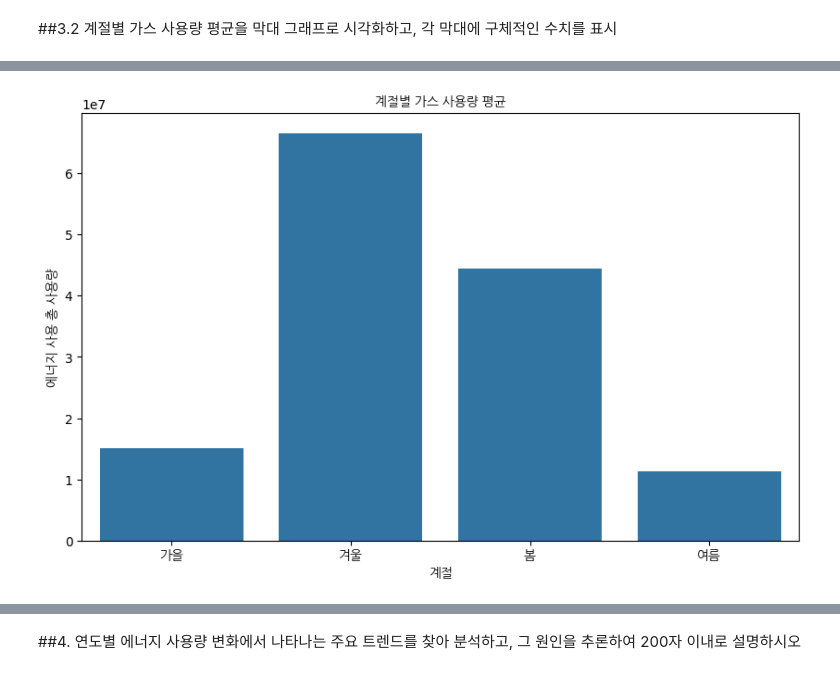
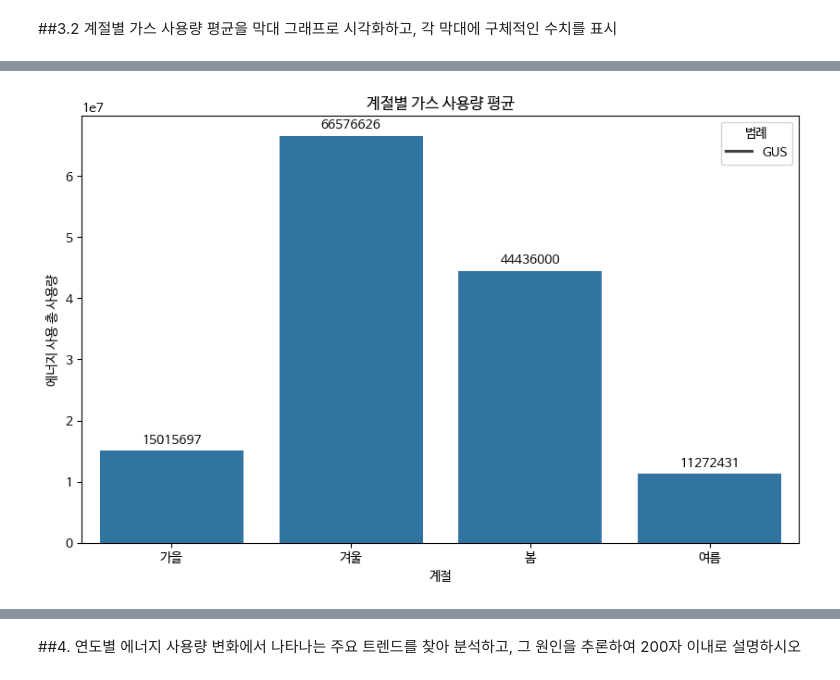
Before and after one commit to geelmens/Data-Analysis-with-Open-Source, a Jupyter notebook: 오픈소스_데이터_분석_4강.ipynb, the cells around one changed output, grey strips where cells are left out. Drawn from its saved outputs; the diff is of its cells as text; code cells hidden in the pictures.

```diff
--- a/오픈소스_데이터_분석_4강.ipynb
+++ b/오픈소스_데이터_분석_4강.ipynb
@@ -323,7 +305,7 @@ fc-cache: succeeded
 # %%
 import matplotlib.pyplot as plt
+plt.rc('font',family='NanumBarunGothic')
 
-plt.rc('font', family='NanumGothic')
 #총 사용량 변수 생성
 df_fin['TUS'] = df_fin[['EUS','GUS','WUS','HUS']].sum(axis=1)
 
@@ -333,8 +315,8 @@ annual_tus = df_fin.groupby('YEAR')['TUS'].sum().reset_index()
 #시각화
 plt.figure(figsize=(10,6))
 plt.plot(annual_tus['YEAR'], annual_tus['TUS'])
-plt.title('연도별 에너지 사용 총 사용량(전기+가스+수도+지역난방) 변화 - 1168', fontproperties=font_prop)
-plt.xlabel('연도', fontproperties=font_prop)
-plt.ylabel('에너지 사용 총 사용량', fontproperties=font_prop)
+plt.title('연도별 에너지 사용 총 사용량(전기+가스+수도+지역난방) 변화 - 1168')
+plt.xlabel('연도')
+plt.ylabel('에너지 사용 총 사용량')
 # %% [output]
 Text(0, 0.5, '에너지 사용 총 사용량')
@@ -367,11 +332,13 @@ seasonal_gus = df_fin.groupby('season')['GUS'].mean().reset_index()
 
 #시각화
 plt.figure(figsize=(10,6))
-sns.barplot(x = 'season', y = 'GUS', data=seasonal_gus)
-plt.title('계절별 가스 사용량 평균', fontproperties=font_prop)
-ax = plt.gca()
-ax.set_xticklabels(x_labels, fontproperties=font_prop)
-plt.xlabel('계절', fontproperties=font_prop)
-plt.ylabel('에너지 사용 총 사용량', fontproperties=font_prop)
+ax = sns.barplot(data=seasonal_gus, x='season', y='GUS')
+for container in ax.containers:
+    ax.bar_label(container, fmt='%d', label_type='edge', padding=3)
+
+plt.legend(['GUS'], title='범례')
+plt.title('계절별 가스 사용량 평균')
+plt.xlabel('계절')
+plt.ylabel('에너지 사용 총 사용량')
 plt.show()
 # %% [output]
@@ -395 +345 @@ WARNING:matplotlib.font_manager:findfont: Font family 'NanumGothic' not found.
-[figure, old version]
+[figure, new version]
```
Also changed, not shown: parts of 7 cells of this notebook.
